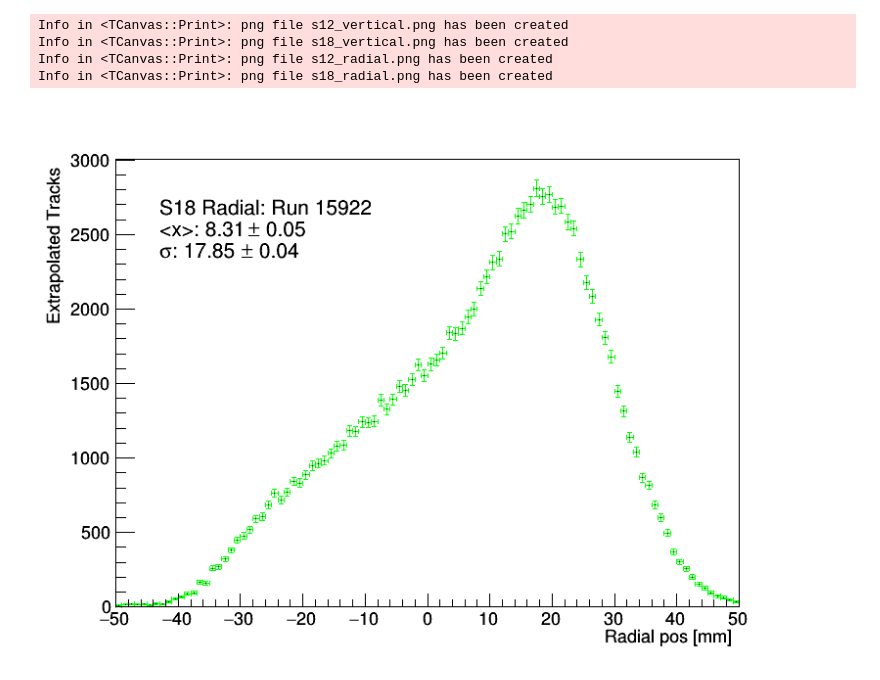
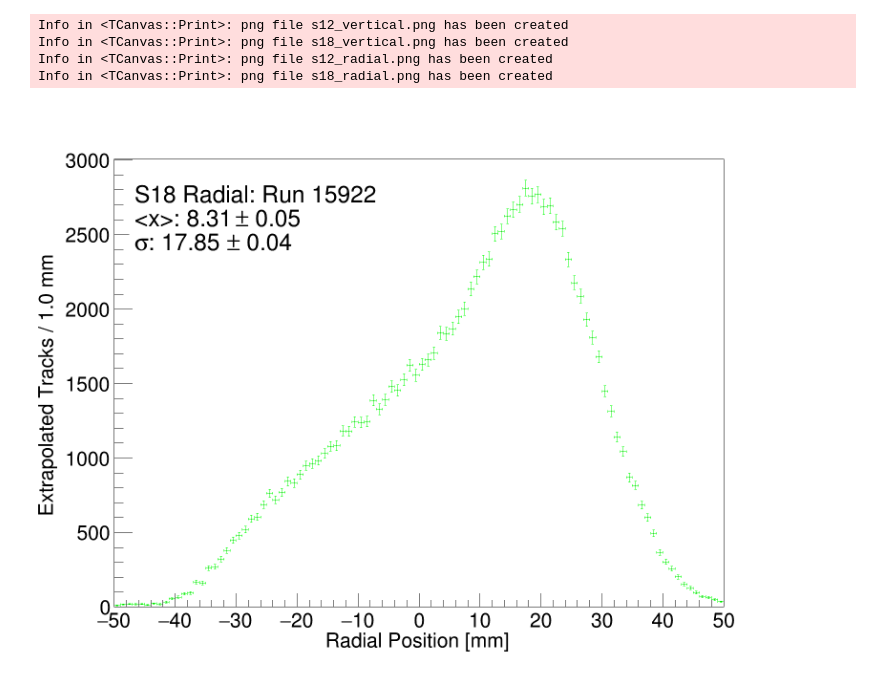
Before and after one commit to glukicov/alignTrack, a Jupyter notebook: mpIIDESY/Extrap_nominal.ipynb, the cells around one changed output. Drawn from its saved outputs; the diff is of its cells as text; code cells hidden in the pictures.

Commit message:
FoM Plots

```diff
--- a/mpIIDESY/Extrap_nominal.ipynb
+++ b/mpIIDESY/Extrap_nominal.ipynb
@@ -1,14 +1,14 @@
 # %%
 # Jupyter ROOT import
 import sys
-sys.path.append("/usr/local/Cellar/root/6.14.04_2/lib/root")
+sys.path.append("/usr/local/Cellar/root/6.16.00_3/lib/root")
 # ROOT includes
 from ROOT import TH1D, TH2D, TF1, TCanvas, TFile, gStyle, TLegend, gROOT
 
 #Define constant paths and labels
 station12Path = "Extrapolation/vertices/station12/"
 station18Path = "Extrapolation/vertices/station18/"
-scr_nominal = "/Users/gleb/software/alignTrack/mpIIDESY/15922/trackRecoPlots_15922_Iter1.root"
+scr_nominal = "/Users/gleb/software/alignTrack/mpIIDESY/BK/15922/trackRecoPlots_15922_Iter1.root"
 stateN = 1 # nominal (0)
 
 #Final plots and canvases names (looped over i_plot)
@@ -38,10 +38,10 @@ sd_error = -1
 for i_plot in range(0, len(canvasName)):
 
     #Make new canvas for plots (4 in total)
-    canvas = TCanvas(str(canvasName[i_plot]), " ", 800, 600)
+    canvas = TCanvas(str(canvasName[i_plot]), " ", 1600, 1200)
 
     #Postion legend once per main loop accordingly
-    legend =  TLegend(0.15, 0.7, 0.4, 0.85)
+    legend =  TLegend(0.12, 0.7, 0.4, 0.89)
 
     #Loop over the 2 iterations (nominal and shift)
     for i_state in range(0, stateN):
@@ -56,8 +56,15 @@ for i_plot in range(0, len(canvasName)):
         hist_1D = histo_2D.ProjectionY(tmpNameTH1, first_bin, -1)
         hist_1D.SetTitle("")
         hist_1D.GetXaxis().SetRangeUser(-50, 50) # applying a maximum range cut
-        hist_1D.GetYaxis().SetTitle("Extrapolated Tracks")
+        binN=hist_1D.GetBinWidth(1)
+        hist_1D.GetYaxis().SetTitle("Extrapolated Tracks / "+str(binN)+" mm")
+        hist_1D.GetYaxis().CenterTitle()
+        hist_1D.GetXaxis().CenterTitle()
         hist_1D.GetYaxis().SetTitleOffset(1.4);
+        hist_1D.GetYaxis().SetTitleSize(0.039)
+        hist_1D.GetYaxis().SetLabelSize(0.039)
+        hist_1D.GetXaxis().SetTitleSize(0.039)
+        hist_1D.GetXaxis().SetLabelSize(0.039)
 
         #Do a fit for vertical only
         if( canvasName[i_plot] == "s12_vertical" or  canvasName[i_plot] == "s18_vertical"):
@@ -84,6 +91,7 @@ for i_plot in range(0, len(canvasName)):
             sd_error = round(gF.GetParError(2), 2)
             result = "<y>"
             legenObject = gF
+            hist_1D.GetXaxis().SetTitle("Vertical Position [mm]")
 
         #Extract mean from a radial histogram only
         if( canvasName[i_plot] == "s12_radial" or  canvasName[i_plot] == "s18_radial"):
@@ -97,32 +105,33 @@ for i_plot in range(0, len(canvasName)):
                 hist_1D.Draw("E1 same")
 
             #Get stats from hist
             mean = round(hist_1D.GetMean(), 2)
             mean_error = round(hist_1D.GetMeanError(), 2)
             sd = round(hist_1D.GetRMS(), 2)
             sd_error = round(hist_1D.GetRMSError(), 2)
             result = "<x>"
             legenObject = hist_1D
+            hist_1D.GetXaxis().SetTitle("Radial Position [mm]")
 
 
         #take care of the legend
         legenValue1 = str(result)+": "+str(mean)+" #pm "+str(mean_error)
         legenValue2 = "#sigma: "+str(sd)+" #pm "+str(sd_error)
         legend.SetTextSize(.028)
         legend.Draw("same")
 
 
     #Do some final massagin and save to a file
     legend.SetHeader("#splitline{"+str(canvasTitle[i_plot])+": Run 15922}{#splitline{"+str(legenValue1)+"}{"+str(legenValue2)+"}}"); # option "C" allows to center the header
     gStyle.SetOptStat(0)
     gStyle.SetOptFit(0)
-    legend.SetTextSize(.040)
+    legend.SetTextSize(.045)
     gStyle.SetLegendBorderSize(0)
     canvas.Draw()
     canvas.Print(str(canvasName[i_plot])+".png")
 # %% [output]
 Info in <TCanvas::Print>: png file s12_vertical.png has been created
 Info in <TCanvas::Print>: png file s18_vertical.png has been created
 Info in <TCanvas::Print>: png file s12_radial.png has been created
 Info in <TCanvas::Print>: png file s18_radial.png has been created
-[figure, old version]
+[figure, new version]
```
Also changed, not shown: 2 other files.
